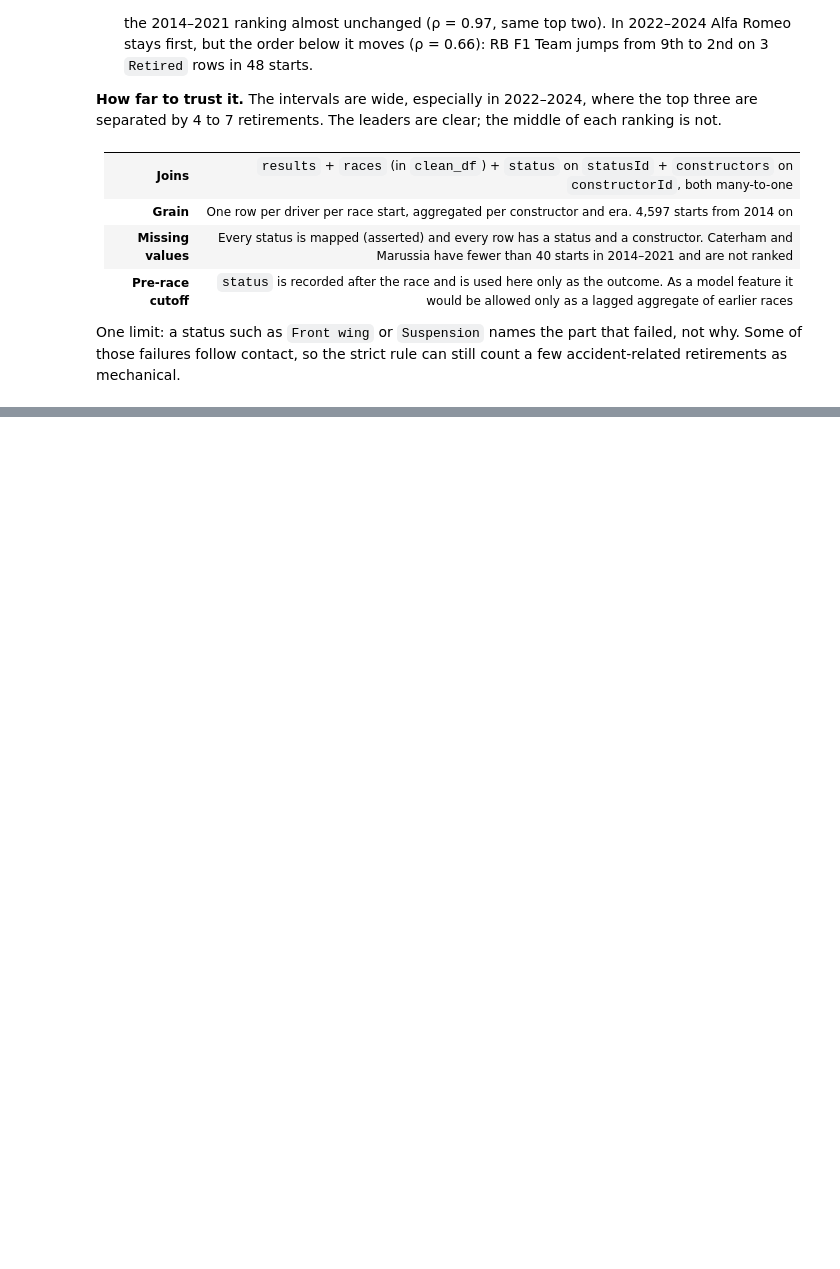
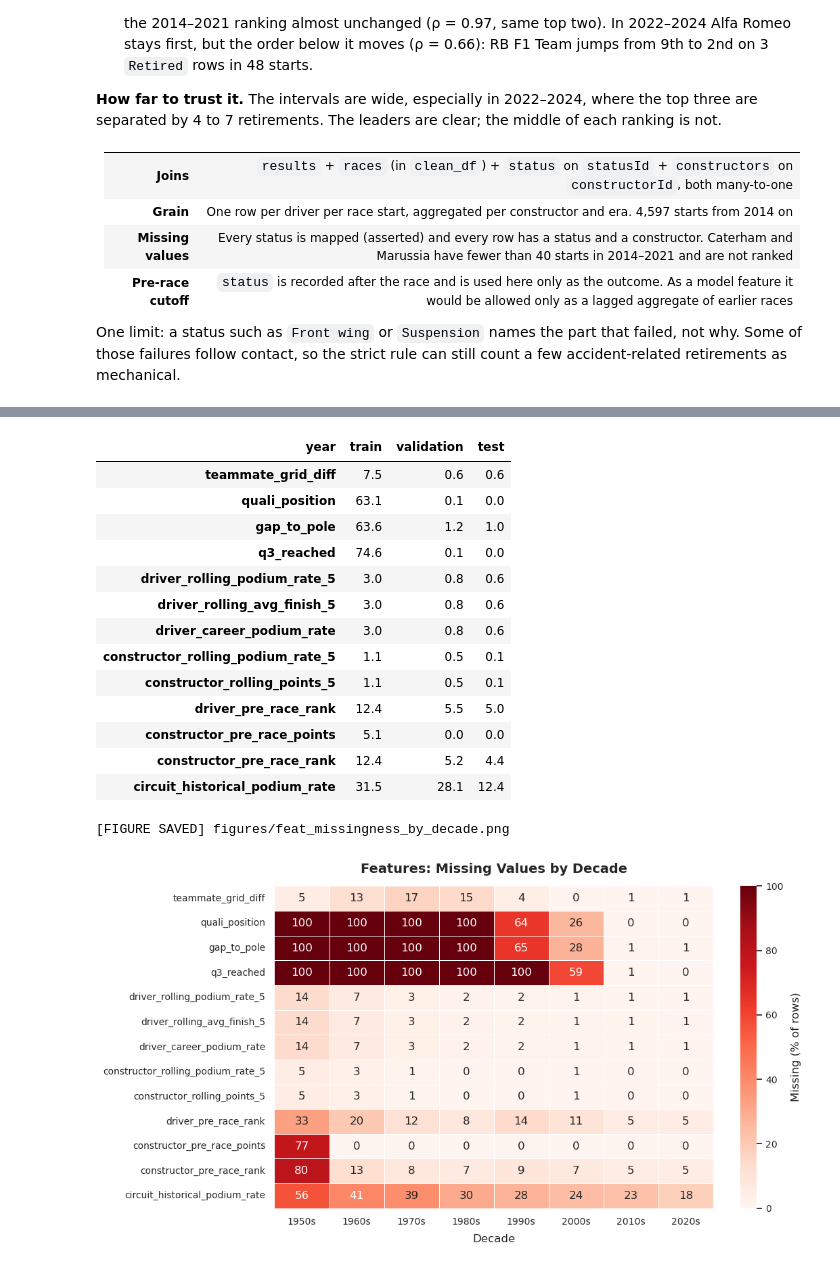
Before and after one commit to Abdel-RahmanIII/Formula-1, a Jupyter notebook: formula-1.ipynb, the cells around one changed output, grey strips where cells are left out. Saved outputs shown, nothing was run; the diff lists cells and outputs as text; code cells hidden in the pictures; blank space fills up the shorter version.

```diff
--- a/formula-1.ipynb
+++ b/formula-1.ipynb
@@ -1687,0 +1856,22 @@ One limit: a status such as `Front wing` or `Suspension` names the part that fai
+# %%
+# Task 12.8: build the modeling table
+def build_feature_table(base: pd.DataFrame, quali: pd.DataFrame, driver_standings: pd.DataFrame,
+                        constructor_standings: pd.DataFrame) -> pd.DataFrame:
+    """Identifiers, target and all features, one row per (raceId, driverId), sorted by date."""
+    table = add_grid_features(base)
+    table = add_qualifying_features(table, quali)
+    table = add_driver_form(table)
+    table = add_constructor_form(table)
+    table = add_standings(table, driver_standings, "driverId", "driver")
+    table = add_standings(table, constructor_standings, "constructorId", "constructor")
+    table = add_context_features(table)
+    table = table.sort_values(["date", "raceId", "driverId"]).reset_index(drop=True)
+    return table[IDENTIFIER_COLUMNS + [TARGET_COLUMN] + FEATURE_COLUMNS]
+
+
+model_df = build_feature_table(feature_base, qualifying_clean, cleaned_dataframes["driver_standings"],
+                               cleaned_dataframes["constructor_standings"])
+assert len(model_df) == len(clean_df), "Feature engineering changed the number of rows"
+_ = validate_data_contract(model_df, feature_cols=FEATURE_COLUMNS)
+print(f"model_df: {model_df.shape[0]:,} rows x {model_df.shape[1]} columns ({len(FEATURE_COLUMNS)} features)")
+display(model_df[model_df["year"] == model_df["year"].max()].head(3).T)
@@ -1687,0 +2034,35 @@ One limit: a status such as `Front wing` or `Suspension` names the part that fai
+# %%
+# Task 14.1: missing values per feature, by split and by decade
+split_of = pd.cut(model_df["year"], bins=[0, TRAIN_MAX_YEAR, TEST_MIN_YEAR - 1, 9999], labels=["train", "validation", "test"])
+train_df = model_df[split_of == "train"]   # every feature-vs-target view below uses the training seasons only
+
+missing_by_split = (model_df[FEATURE_COLUMNS].isna().groupby(split_of, observed=True).mean() * 100).T
+display(missing_by_split[missing_by_split.max(axis=1) > 0].round(1))
+
+decade = (model_df["year"] // 10 * 10).astype(str) + "s"
+missing_by_decade = (model_df[FEATURE_COLUMNS].isna().groupby(decade).mean() * 100).T
+missing_by_decade = missing_by_decade[missing_by_decade.max(axis=1) > 0]
+
+fig, ax = plt.subplots(figsize=(11, 6))
+sns.heatmap(missing_by_decade, annot=True, fmt=".0f", cmap="Reds", vmin=0, vmax=100, linewidths=0.5,
+            cbar_kws={"label": "Missing (% of rows)"}, ax=ax)
+ax.set(title="Features: Missing Values by Decade", xlabel="Decade", ylabel="")
+save_fig("feat_missingness_by_decade")
+plt.show()
+# %% [output]
+| year | train | validation | test |
+| teammate_grid_diff | 7.5 | 0.6 | 0.6 |
+| quali_position | 63.1 | 0.1 | 0.0 |
+| gap_to_pole | 63.6 | 1.2 | 1.0 |
+| q3_reached | 74.6 | 0.1 | 0.0 |
+| driver_rolling_podium_rate_5 | 3.0 | 0.8 | 0.6 |
+| driver_rolling_avg_finish_5 | 3.0 | 0.8 | 0.6 |
+| driver_career_podium_rate | 3.0 | 0.8 | 0.6 |
+| constructor_rolling_podium_rate_5 | 1.1 | 0.5 | 0.1 |
+| constructor_rolling_points_5 | 1.1 | 0.5 | 0.1 |
+| driver_pre_race_rank | 12.4 | 5.5 | 5.0 |
+| constructor_pre_race_points | 5.1 | 0.0 | 0.0 |
+| constructor_pre_race_rank | 12.4 | 5.2 | 4.4 |
+| circuit_historical_podium_rate | 31.5 | 28.1 | 12.4 |
+[FIGURE SAVED] figures/feat_missingness_by_decade.png
+[figure, added]
```
Also changed, not shown: parts of 23 cells of this notebook, 8 other files.
